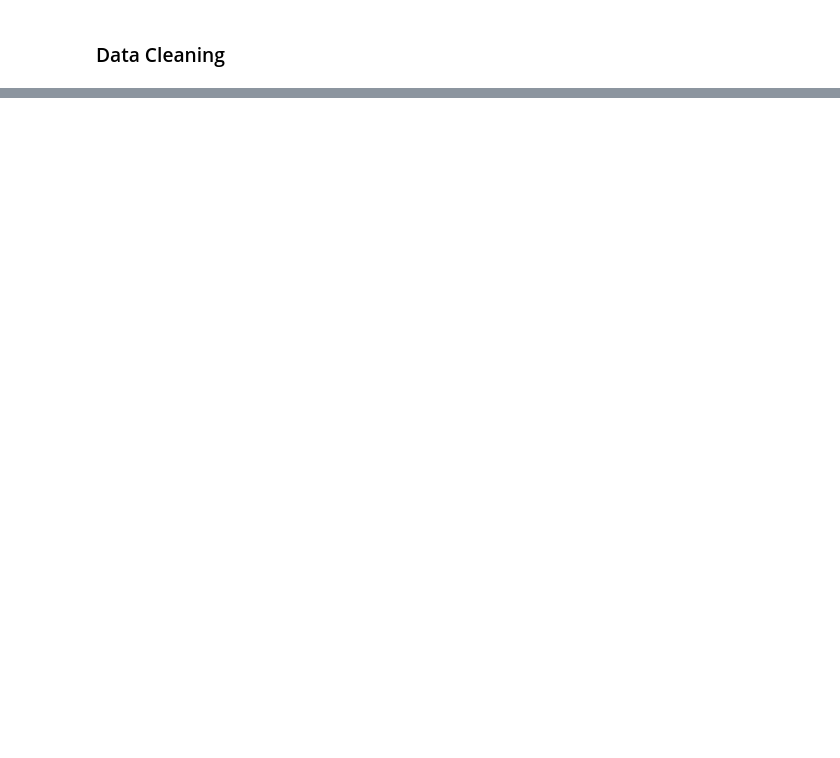
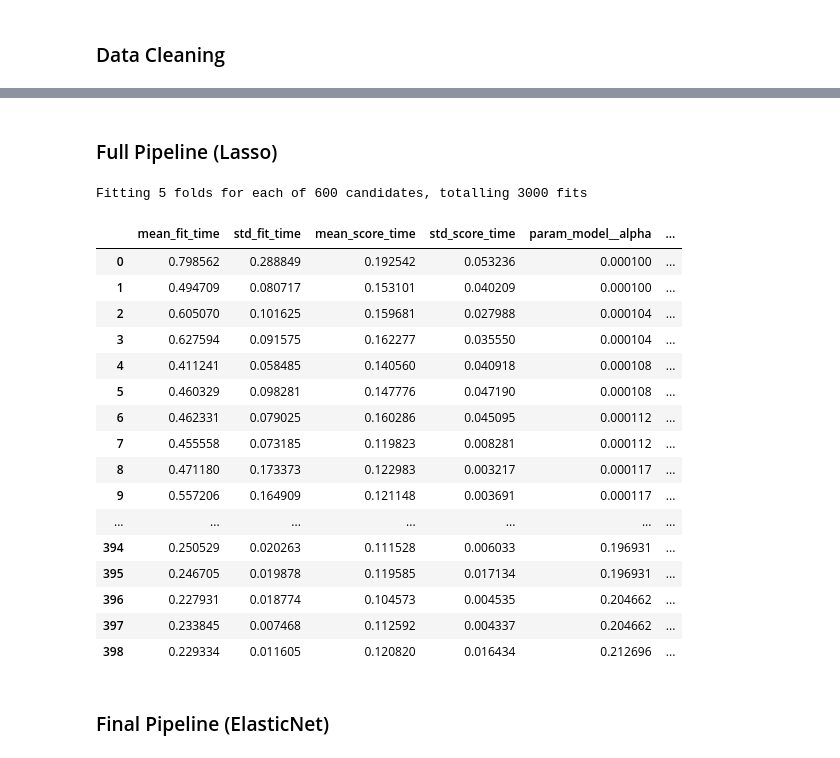
Before and after one commit to SandroBolkvadze/House-Prices-Kaggle-Competition, a Jupyter notebook: model_experiment_01.ipynb, the cells around one changed output, grey strips where cells are left out. Saved outputs shown, nothing was run; the diff lists cells and outputs as text; code cells hidden in the pictures; blank space fills up the shorter version.

```diff
--- a/model_experiment_01.ipynb
+++ b/model_experiment_01.ipynb
@@ -304,0 +500,54 @@ validation_rmse: 0.15365694545216113
+# %% [markdown]
+### Full Pipeline (Lasso) ###
+# %%
+from sklearn.linear_model import Lasso
+from sklearn.model_selection import GridSearchCV, KFold
+
+kf = KFold(n_splits=5, shuffle=True, random_state=1337)
+
+final_pipeline = Pipeline([
+    ('preprocessor', preprocessor_pipeline),
+    ('model', Lasso(max_iter=10000))
+])
+
+param_grid = {
+    'preprocessor__preprocessor__num_impute__impute__strategy': ['mean', 'median'],
+    # 'model__alpha': [.0005, .0006, .0007, .0008, .0009, .001, .005, .01, .05, .1, .5, 1, 5, 10],
+    'model__alpha': np.logspace(-4, 1, 300),
+}
+
+search = GridSearchCV(
+    final_pipeline,
+    param_grid,
+    cv=kf,
+    scoring='neg_root_mean_squared_error',
+    return_train_score=True,
+    verbose=1,
+    n_jobs=-1
+)
+
+search.fit(X_train, y_train_t)
+cv_results_df = pd.DataFrame(search.cv_results_)
+
+cv_results_df
+# %% [output]
+Fitting 5 folds for each of 600 candidates, totalling 3000 fits
+|  | mean_fit_time | std_fit_time | mean_score_time | std_score_time | param_model__alpha | ... |
+| 0 | 0.798562 | 0.288849 | 0.192542 | 0.053236 | 0.000100 | ... |
+| 1 | 0.494709 | 0.080717 | 0.153101 | 0.040209 | 0.000100 | ... |
+| 2 | 0.605070 | 0.101625 | 0.159681 | 0.027988 | 0.000104 | ... |
+| 3 | 0.627594 | 0.091575 | 0.162277 | 0.035550 | 0.000104 | ... |
+| 4 | 0.411241 | 0.058485 | 0.140560 | 0.040918 | 0.000108 | ... |
+| 5 | 0.460329 | 0.098281 | 0.147776 | 0.047190 | 0.000108 | ... |
+| 6 | 0.462331 | 0.079025 | 0.160286 | 0.045095 | 0.000112 | ... |
+| 7 | 0.455558 | 0.073185 | 0.119823 | 0.008281 | 0.000112 | ... |
+| 8 | 0.471180 | 0.173373 | 0.122983 | 0.003217 | 0.000117 | ... |
+| 9 | 0.557206 | 0.164909 | 0.121148 | 0.003691 | 0.000117 | ... |
+| ... | ... | ... | ... | ... | ... | ... |
+| 394 | 0.250529 | 0.020263 | 0.111528 | 0.006033 | 0.196931 | ... |
+| 395 | 0.246705 | 0.019878 | 0.119585 | 0.017134 | 0.196931 | ... |
+| 396 | 0.227931 | 0.018774 | 0.104573 | 0.004535 | 0.204662 | ... |
+| 397 | 0.233845 | 0.007468 | 0.112592 | 0.004337 | 0.204662 | ... |
+| 398 | 0.229334 | 0.011605 | 0.120820 | 0.016434 | 0.212696 | ... |
+# %% [markdown]
+### Final Pipeline (ElasticNet) ###
```
Also changed, not shown: parts of 48 cells of this notebook, 5 other files.
